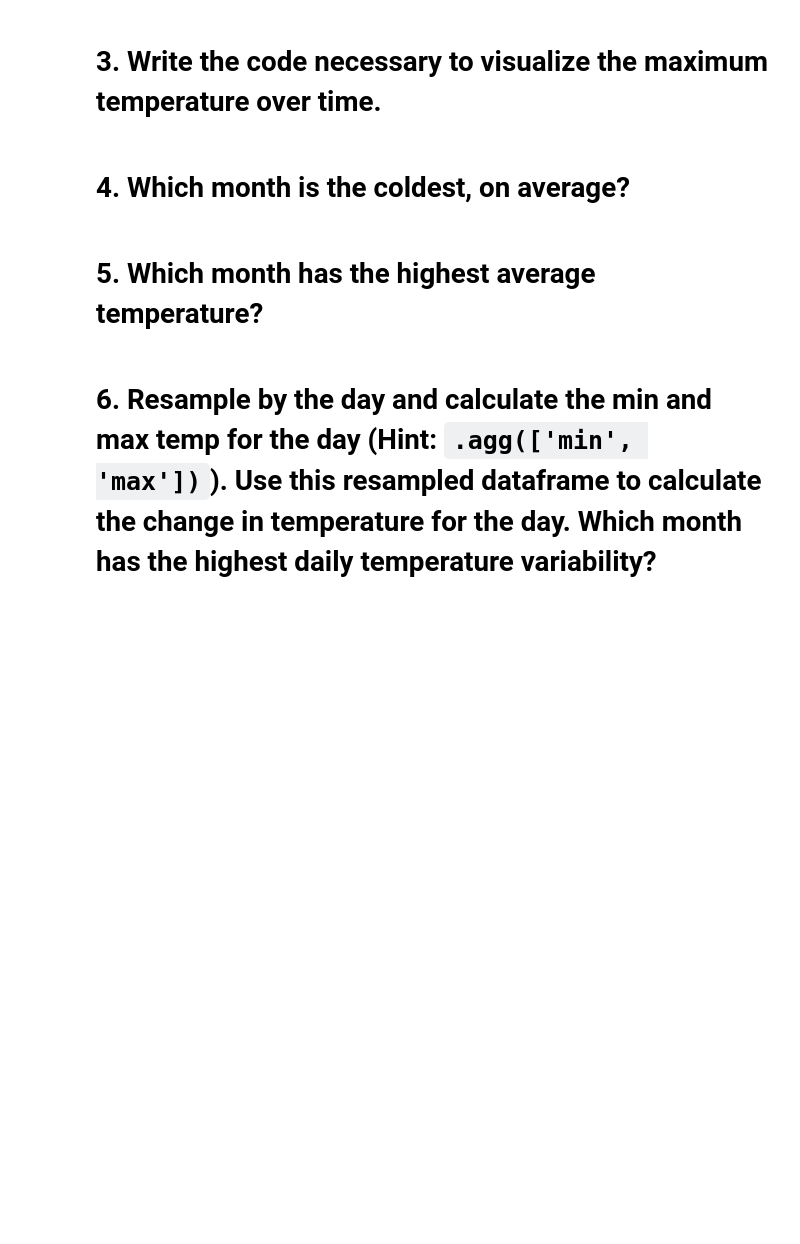
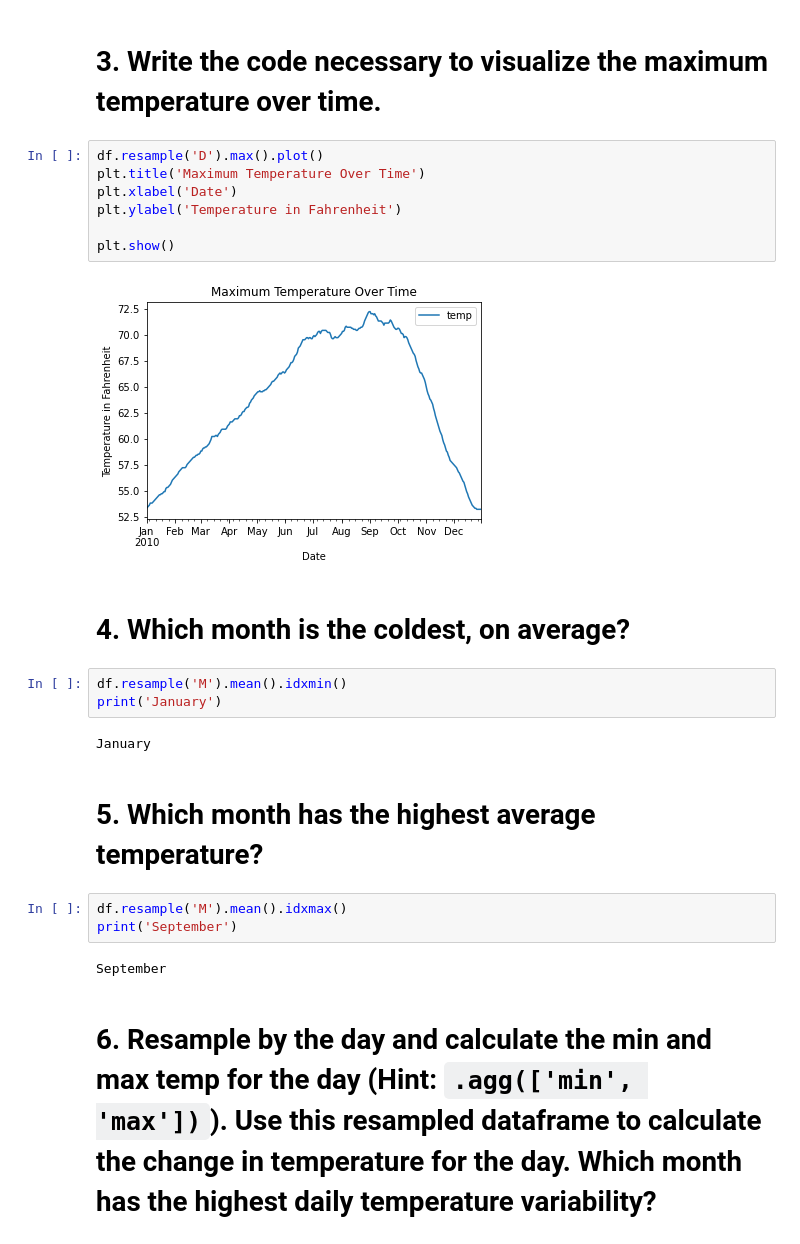
Before and after one commit to christophermayorga/time-series-exercises, a Jupyter notebook: time-date.ipynb, the cells around one changed output. Drawn from its saved outputs; the diff is of its cells as text; blank space fills up the shorter version.

```diff
--- a/time-date.ipynb
+++ b/time-date.ipynb
@@ -24,9 +69,28 @@ data.sf_temps()
 # %% [markdown]
 # 3. Write the code necessary to visualize the maximum temperature over time.
+# %%
+df.resample('D').max().plot()
+plt.title('Maximum Temperature Over Time')
+plt.xlabel('Date')
+plt.ylabel('Temperature in Fahrenheit')
+
+plt.show()
+# %% [output]
+[figure, added]
 # %% [markdown]
 # 4. Which month is the coldest, on average?
+# %%
+df.resample('M').mean().idxmin()
+print('January')
+# %% [output]
+January
 # %% [markdown]
 # 5. Which month has the highest average temperature?
+# %%
+df.resample('M').mean().idxmax()
+print('September')
+# %% [output]
+September
 # %% [markdown]
 # 6. Resample by the day and calculate the min and max temp for the day (Hint: `.agg(['min', 'max'])`). Use this resampled dataframe to calculate the change in temperature for the day. Which month has the highest daily temperature variability?
 # %% [markdown]
```
Also changed, not shown: parts of 7 cells of this notebook.
